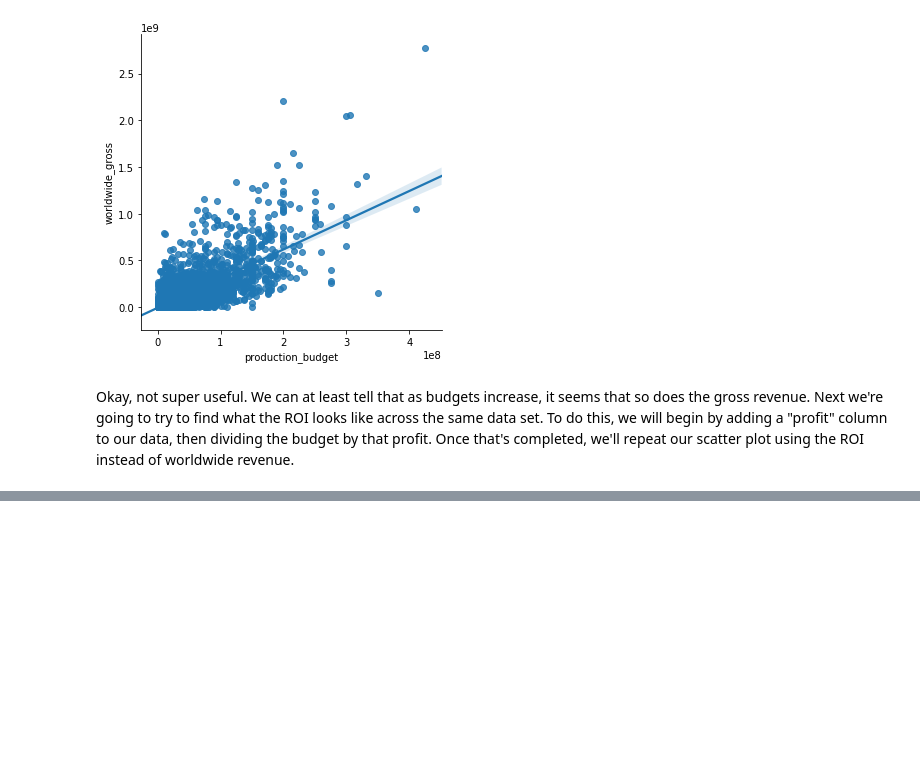
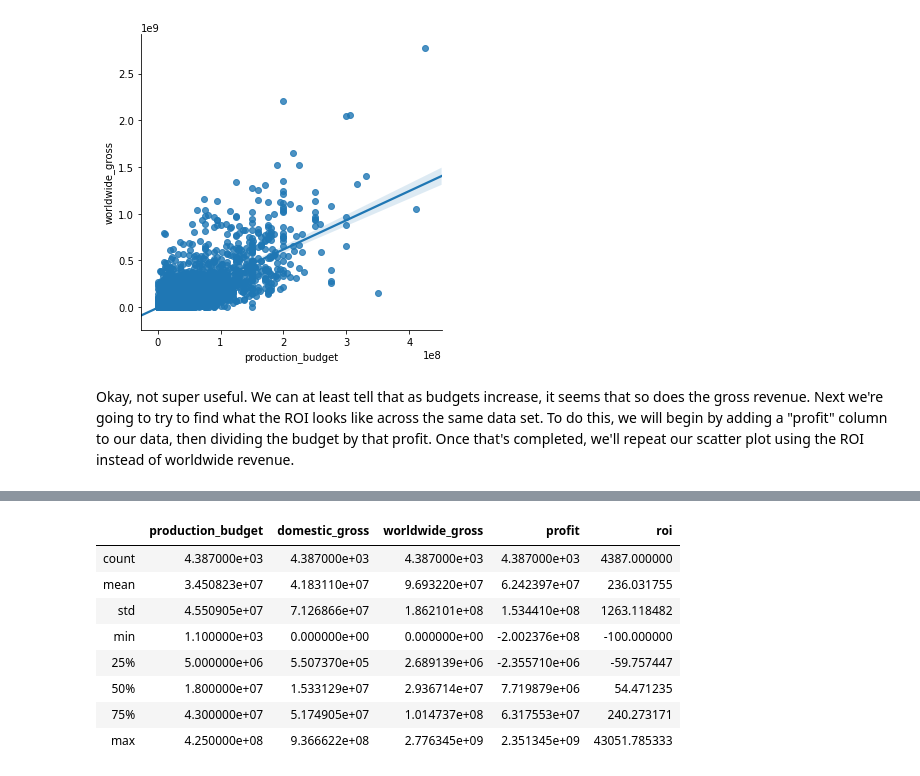
Before and after one commit to Lionslicer-Coding/dsc-mod-1-project-v2-1-onl01-dtsc-pt-030220, a Jupyter notebook: student.ipynb, the cells around one changed output, grey strips where cells are left out. Saved outputs shown, nothing was run; the diff lists cells and outputs as text; code cells hidden in the pictures; blank space fills up the shorter version.

```diff
--- a/student.ipynb
+++ b/student.ipynb
@@ -205,0 +215,13 @@ TypeError: string indices must be integers
+# %%
+new_movies = files_dict['tn_movie_budgets'][files_dict['tn_movie_budgets']['release_date'].dt.year >= 2000]
+new_movies.describe()
+# %% [output]
+|  | production_budget | domestic_gross | worldwide_gross | profit | roi |
+| count | 4.387000e+03 | 4.387000e+03 | 4.387000e+03 | 4.387000e+03 | 4387.000000 |
+| mean | 3.450823e+07 | 4.183110e+07 | 9.693220e+07 | 6.242397e+07 | 236.031755 |
+| std | 4.550905e+07 | 7.126866e+07 | 1.862101e+08 | 1.534410e+08 | 1263.118482 |
+| min | 1.100000e+03 | 0.000000e+00 | 0.000000e+00 | -2.002376e+08 | -100.000000 |
+| 25% | 5.000000e+06 | 5.507370e+05 | 2.689139e+06 | -2.355710e+06 | -59.757447 |
+| 50% | 1.800000e+07 | 1.533129e+07 | 2.936714e+07 | 7.719879e+06 | 54.471235 |
+| 75% | 4.300000e+07 | 5.174905e+07 | 1.014737e+08 | 6.317553e+07 | 240.273171 |
+| max | 4.250000e+08 | 9.366622e+08 | 2.776345e+09 | 2.351345e+09 | 43051.785333 |
```
Also changed, not shown: parts of 6 cells of this notebook.
